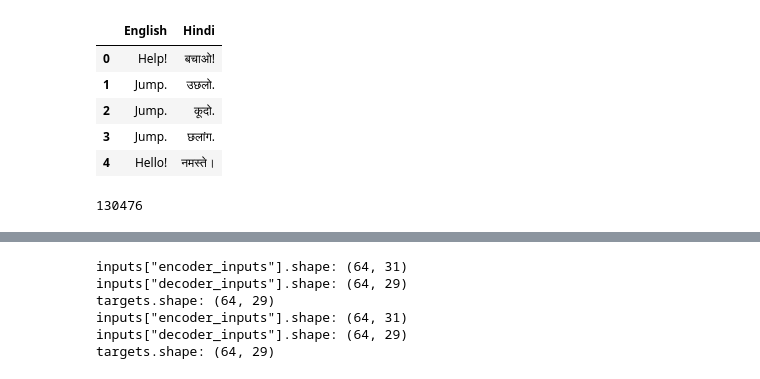
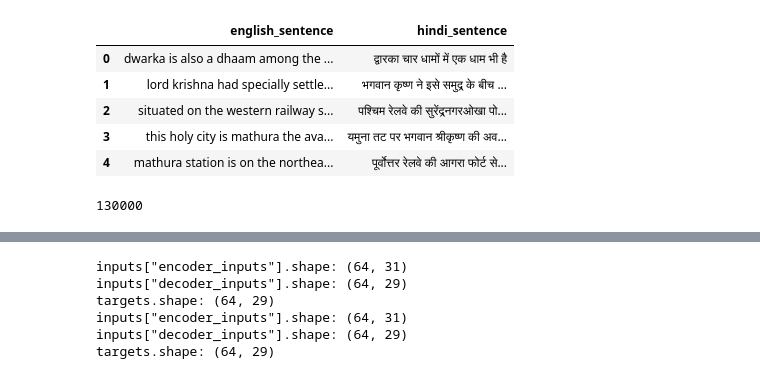
Before and after one commit to saliniyan/project_work_2, a Jupyter notebook: hindi/Hindi_to_eng.ipynb, the cells around one changed output, grey strips where cells are left out. Cells and saved outputs as stored; diff of their text form; code cells hidden in the pictures.

```diff
--- a/hindi/Hindi_to_eng.ipynb
+++ b/hindi/Hindi_to_eng.ipynb
@@ -113,15 +114,15 @@ save_dir = "/content/drive/MyDrive/Project_2"
 os.makedirs(save_dir, exist_ok=True)
 dataset.to_csv('/content/drive/MyDrive/Project_2/data.csv' , index = False )
 # %%
-dataset = pd.read_csv('/content/Dataset_English_Hindi.csv')
+dataset = pd.read_csv('/content/dataset.csv')
 dataset.head()
 # %% [output]
-|  | English | Hindi |
-| 0 | Help! | बचाओ! |
-| 1 | Jump. | उछलो. |
-| 2 | Jump. | कूदो. |
-| 3 | Jump. | छलांग. |
-| 4 | Hello! | नमस्ते। |
+|  | english_sentence | hindi_sentence |
+| 0 | dwarka is also a dhaam among the ... | द्वारका चार धामों में एक धाम भी है |
+| 1 | lord krishna had specially settle... | भगवान कृष्ण ने इसे समुद्र के बीच ... |
+| 2 | situated on the western railway s... | पश्चिम रेलवे की सुरेंद्रनगरओखा पो... |
+| 3 | this holy city is mathura the ava... | यमुना तट पर भगवान श्रीकृष्ण की अव... |
+| 4 | mathura station is on the northea... | पूर्वोत्तर रेलवे की आगरा फोर्ट से... |
 # %%
 text_pairs = []
 
@@ -131,10 +132,11 @@ for i in range(dataset.shape[0]):
     text_pairs.append(
         (hindi, "[start] " + english + " [end]")
     )
-# %%
-len(text_pairs)
-# %% [output]
-130476
+# %%
+text_pairs=text_pairs[:130000]
+len(text_pairs)
+# %% [output]
+130000
 # %%
 train_sample_size = len(text_pairs) - int(0.1*len(text_pairs))
 train_pairs = text_pairs[:train_sample_size]
```
Also changed, not shown: parts of 23 cells of this notebook, 8 other files.
